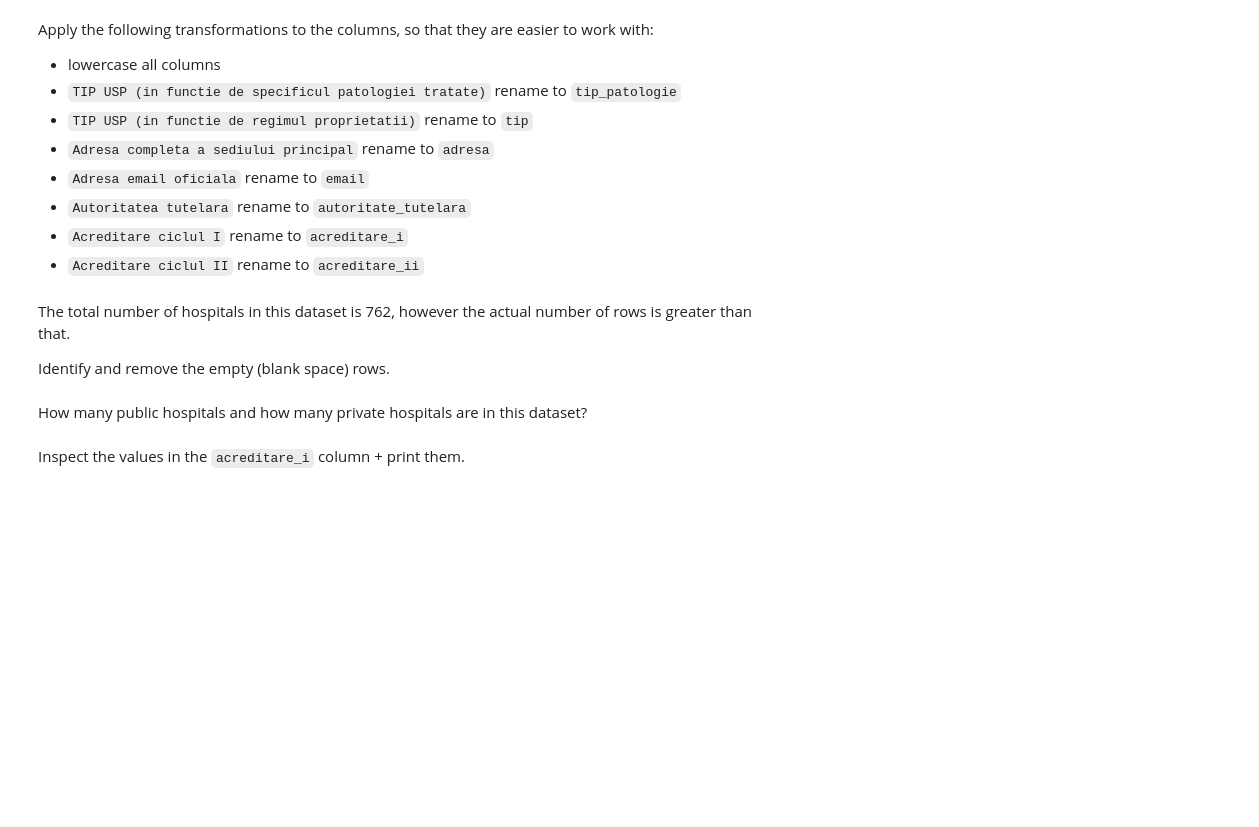
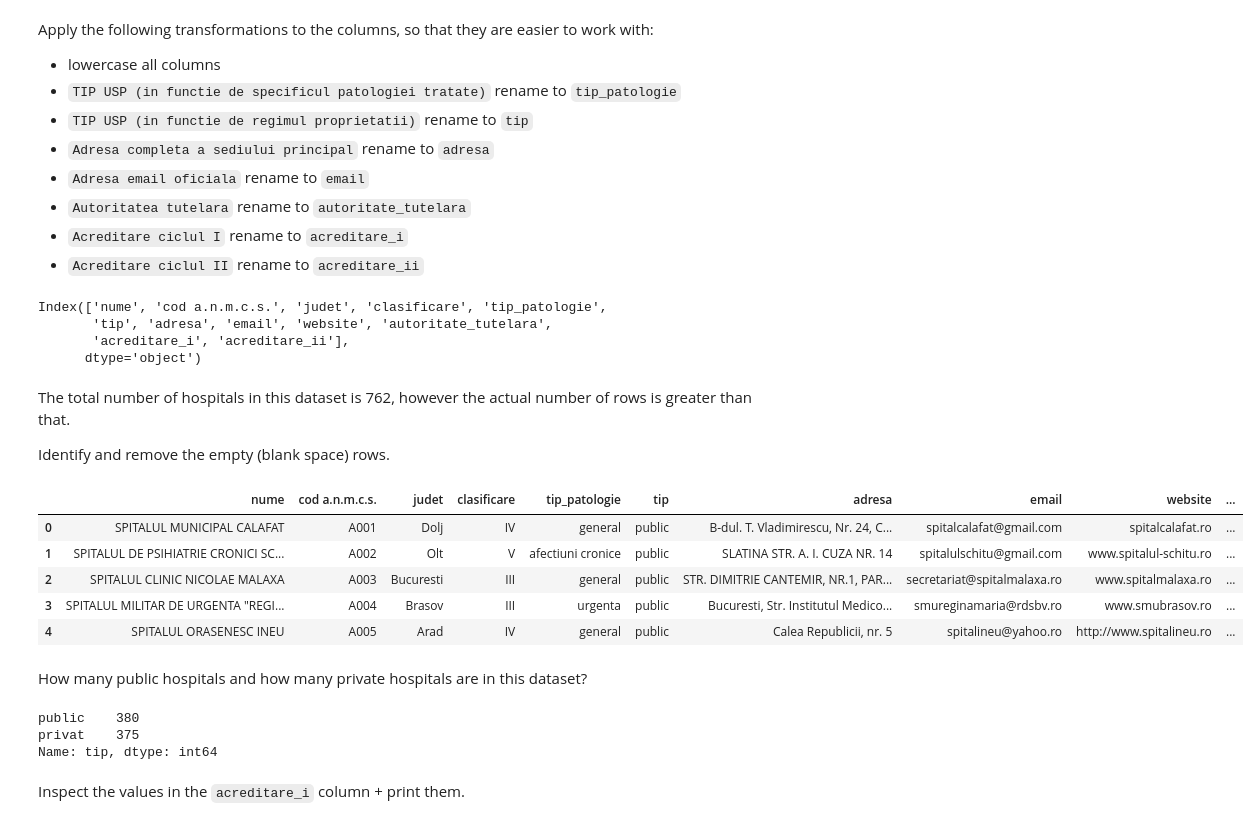
Before and after one commit to autrefois/bootcamp, a Jupyter notebook: 2022/python_workshop/notebooks/10_test.ipynb, the cells around one changed output. Saved outputs shown, nothing was run; the diff lists cells and outputs as text; code cells hidden in the pictures; blank space fills up the shorter version.

```diff
--- a/2022/python_workshop/notebooks/10_test.ipynb
+++ b/2022/python_workshop/notebooks/10_test.ipynb
@@ -12,8 +18,14 @@
 Given the below snippet, add the necessary code lines in function f2 in order to obtain the expected output:
 # %%
 def f2(n):
+    f1 = "{'"
+    f2 = "}"
+    f3 = "'"
     for i in range(1, n):
         print(f"~~~ {i}")
+        print(f1 + f"cubed{f3} : {i*i*i}"+ f2)
+        print(f1 + f"squared{f3} : {i*i}" + f2)
+        print(f"@@@ {i}")
 
 
 
@@ -77,3 +214,7 @@ Drop the unnecessary columns:
 * Nr. Crt.
 * TIP USP (din punct de vedere al invatamantului si al cercetarii stiintifice medicale)
 * the last three columns
+# %%
+#d_columns = ['Nr. Crt', 'TIP USP (din punct de vedere al invatamantului si al cercetarii stiintifice medicale)']
+hospitals.drop(hospitals.columns[[0,7,14,15,16]], inplace = True, axis = 1 )
+hospitals.head()
@@ -87,11 +235,51 @@ Apply the following transformations to the columns, so that they are easier to w
 * `Autoritatea tutelara` rename to `autoritate_tutelara`
 * `Acreditare ciclul I` rename to `acreditare_i`
 * `Acreditare ciclul II` rename to `acreditare_ii`
+# %%
+hospitals = hospitals.rename(columns=lambda x: x.lower())
+#hospitals.head()
+
+hospitals.rename(
+    columns={
+        'tip usp (in functie de specificul patologiei tratate)': 'tip_patologie',
+        'tip usp (in functie de regimul proprietatii)' : 'tip',
+        'adresa completa a sediului principal' : 'adresa',
+        'adresa email oficiala' : 'email',
+        'autoritatea tutelara'  : 'autoritate_tutelara',
+        'acreditare ciclul i' : 'acreditare_i',
+        'acreditare ciclul ii' : 'acreditare_ii'
+
+
+    },
+    inplace=True # careful with this!
+)
+hospitals.columns
+# %% [output]
+Index(['nume', 'cod a.n.m.c.s.', 'judet', 'clasificare', 'tip_patologie',
+       'tip', 'adresa', 'email', 'website', 'autoritate_tutelara',
+       'acreditare_i', 'acreditare_ii'],
+      dtype='object')
 # %% [markdown]
 The total number of hospitals in this dataset is 762, however the actual number of rows is greater than that.
 
 Identify and remove the empty (blank space) rows.
+# %%
+hospitals.dropna(inplace = True)
+hospitals.head()
+# %% [output]
+|  | nume | cod a.n.m.c.s. | judet | clasificare | tip_patologie | tip | adresa | email | website | ... |
+| 0 | SPITALUL MUNICIPAL CALAFAT | A001 | Dolj | IV | general | public | B-dul. T. Vladimirescu, Nr. 24, C... | spitalcalafat@gmail.com | spitalcalafat.ro | ... |
+| 1 | SPITALUL DE PSIHIATRIE CRONICI SC... | A002 | Olt | V | afectiuni cronice | public | SLATINA STR. A. I. CUZA NR. 14 | spitalulschitu@gmail.com | www.spitalul-schitu.ro | ... |
+| 2 | SPITALUL CLINIC NICOLAE MALAXA | A003 | Bucuresti | III | general | public | STR. DIMITRIE CANTEMIR, NR.1, PAR... | secretariat@spitalmalaxa.ro | www.spitalmalaxa.ro | ... |
+| 3 | SPITALUL MILITAR DE URGENTA "REGI... | A004 | Brasov | III | urgenta | public | Bucuresti, Str. Institutul Medico... | smureginamaria@rdsbv.ro | www.smubrasov.ro | ... |
+| 4 | SPITALUL ORASENESC INEU | A005 | Arad | IV | general | public | Calea Republicii, nr. 5 | spitalineu@yahoo.ro | http://www.spitalineu.ro | ... |
 # %% [markdown]
 How many public hospitals and how many private hospitals are in this dataset?
+# %%
+hospitals.tip.value_counts()
+# %% [output]
+public    380
+privat    375
+Name: tip, dtype: int64
 # %% [markdown]
 Inspect the values in the `acreditare_i` column + print them.
```
Also changed, not shown: parts of 13 cells of this notebook, 1 other file.
